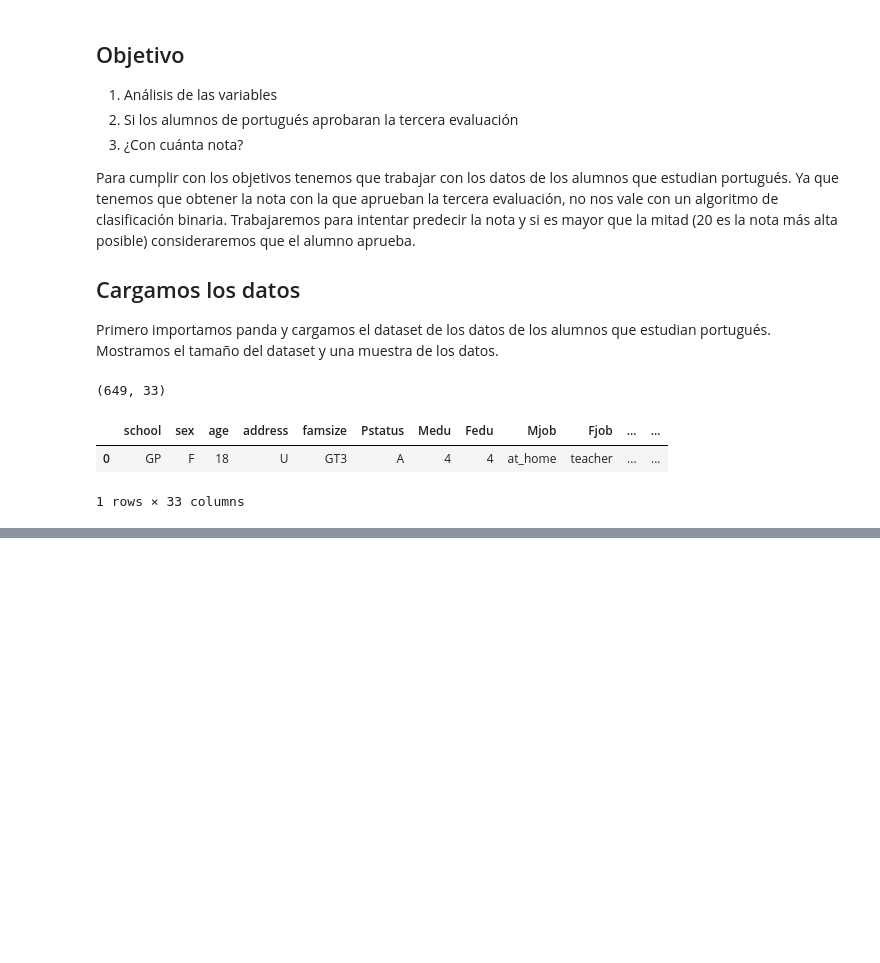
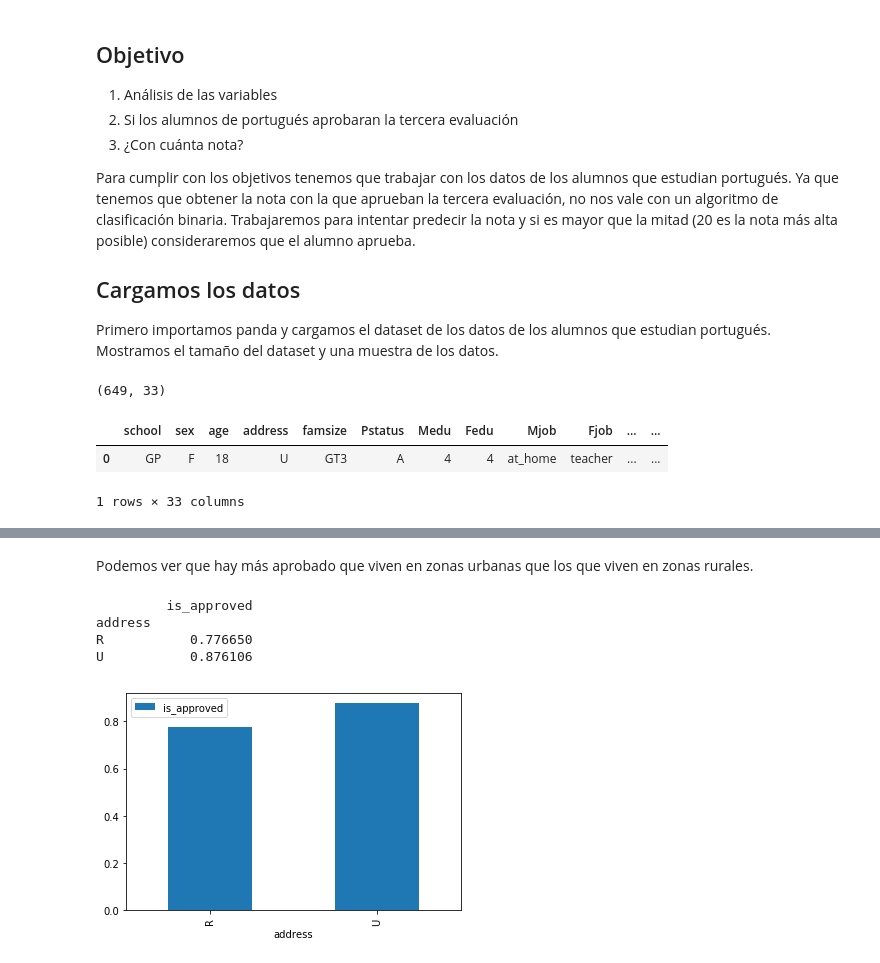
Before and after one commit to ikeinyyo/student-alcohol-consumption, a Jupyter notebook: Exploratory Analysis.ipynb, the cells around one changed output, grey strips where cells are left out. Cells and saved outputs as stored; diff of their text form; code cells hidden in the pictures; blank space fills up the shorter version.

```diff
--- a/Exploratory Analysis.ipynb
+++ b/Exploratory Analysis.ipynb
@@ -80 +100,11 @@ compare_feature("sex")
 [figure]
+# %% [markdown]
+Podemos ver que hay más aprobado que viven en zonas urbanas que los que viven en zonas rurales.
+# %%
+compare_feature("address")
+# %% [output]
+         is_approved
+address
+R           0.776650
+U           0.876106
+[figure, added]
```
Also changed, not shown: parts of 19 cells of this notebook, 1 other file.
